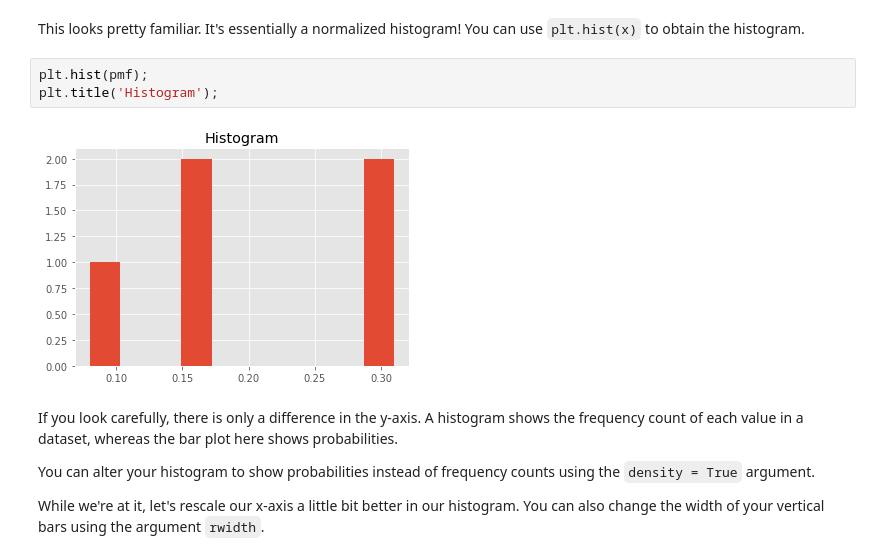
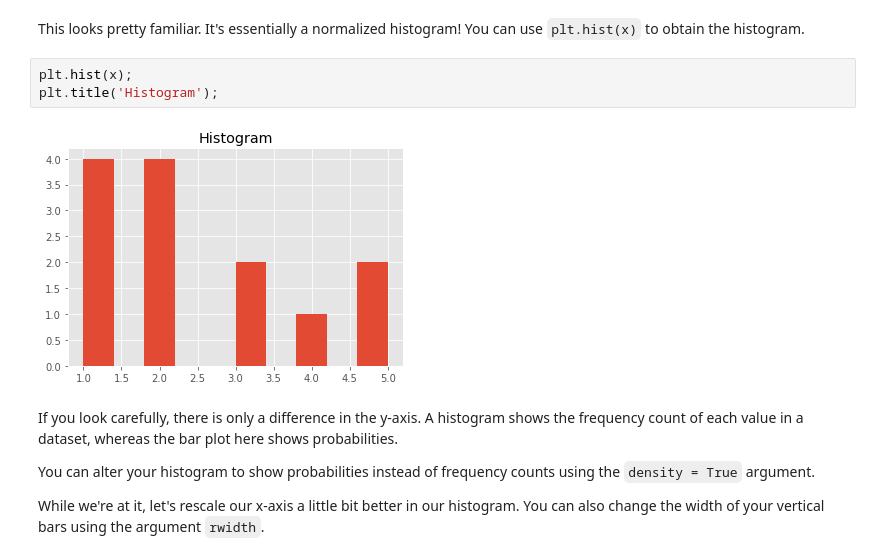
Before and after one commit to harrisonhardin/dsc-probability-mass-function-houston-ds-042219, a Jupyter notebook: index.ipynb, the cells around one changed output. Drawn from its saved outputs; the diff is of its cells as text.

```diff
--- a/index.ipynb
+++ b/index.ipynb
@@ -95,10 +95,10 @@ plt.title("A Probability Mass Function");
 # %% [markdown]
 This looks pretty familiar. It's essentially a normalized histogram! You can use `plt.hist(x)` to obtain the histogram.
 # %%
-plt.hist(pmf);
+plt.hist(x);
 plt.title('Histogram');
 # %% [output]
-[figure, old version]
+[figure, new version]
 # %% [markdown]
 If you look carefully, there is only a difference in the y-axis. A histogram shows the frequency count of each value in a dataset, whereas the bar plot here shows probabilities.
 
```
